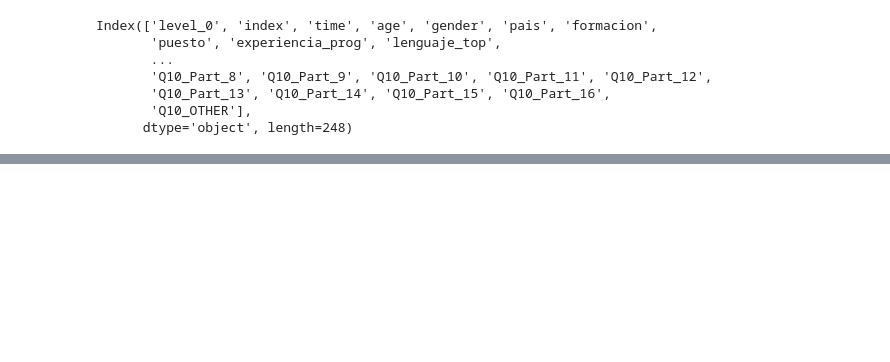
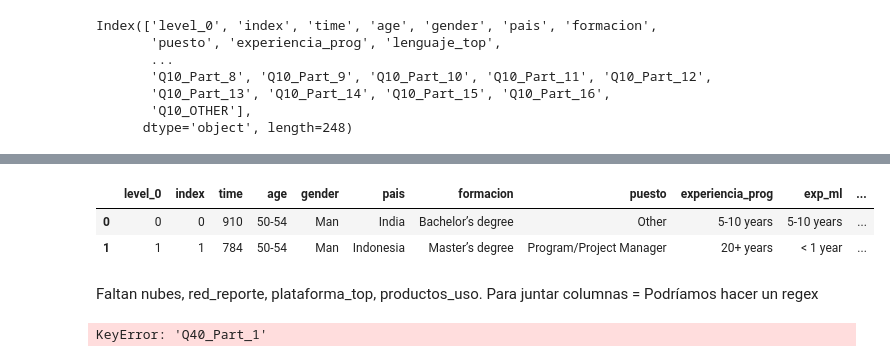
Before and after one commit to Adalab/project-DA-promo-c-modulo-2-team-5, a Jupyter notebook: sprint2.ipynb, the cells around one changed output, grey strips where cells are left out. Drawn from its saved outputs; the diff is of its cells as text; code cells hidden in the pictures; blank space fills up the shorter version.

```diff
--- a/sprint2.ipynb
+++ b/sprint2.ipynb
@@ -102,0 +104,2 @@ df_txt = pd.read_csv('data/data_txt_clean.txt', sep = ';', header = None)
+# %%
+df = pd.read_csv('data/union_total.csv', index_col = 0)
@@ -140,0 +142,13 @@ df.describe()
+# %%
+df_analisis.head(2)
+# %% [output]
+|  | level_0 | index | time | age | gender | pais | formacion | puesto | experiencia_prog | exp_ml | ... |
+| 0 | 0 | 0 | 910 | 50-54 | Man | India | Bachelor’s degree | Other | 5-10 years | 5-10 years | ... |
+| 1 | 1 | 1 | 784 | 50-54 | Man | Indonesia | Master’s degree | Program/Project Manager | 20+ years | < 1 year | ... |
+# %% [markdown]
+Faltan nubes, red_reporte, plataforma_top, productos_uso.
+Para juntar columnas = Podríamos hacer un regex
+# %%
+df_analisis_loc = df_analisis.loc[:,"Q40_Part_1" : "Q40_OTHER"]
+# %% [output]
+KeyError: 'Q40_Part_1'
```
Also changed, not shown: parts of 7 cells of this notebook.
